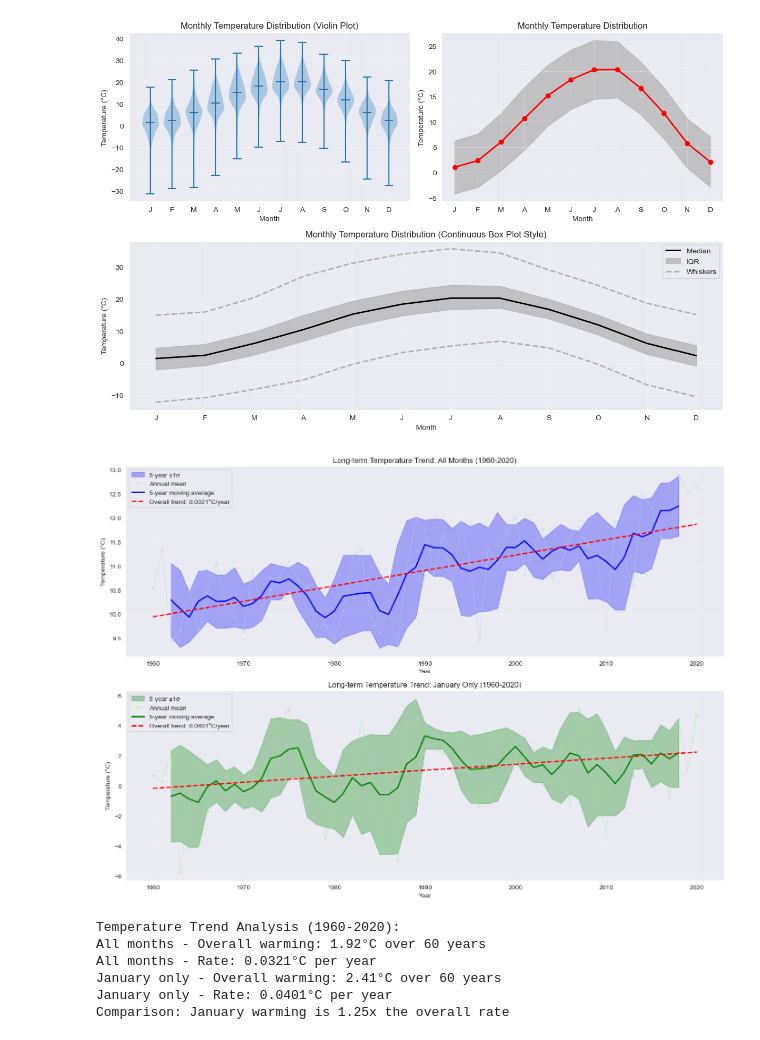
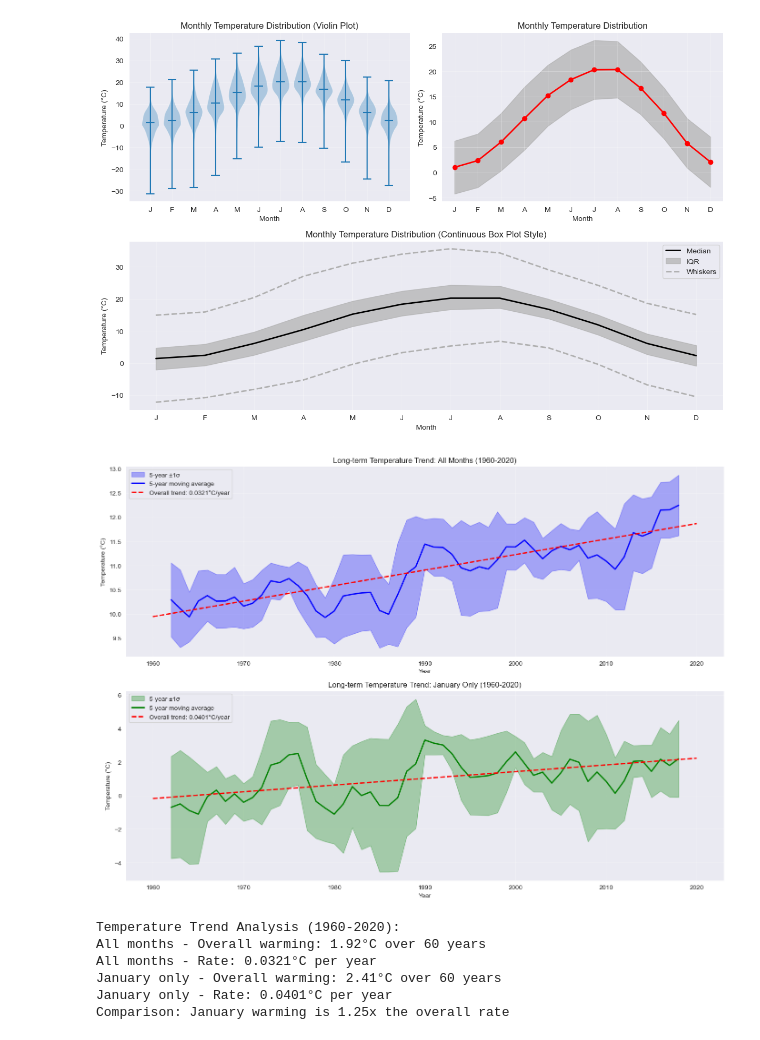
Before and after one commit to mak8427/data_visualization, a Jupyter notebook: problem-sheet-05/Ex_Davide_5_2.ipynb, the cells around one changed output. Saved outputs shown, nothing was run; the diff lists cells and outputs as text; code cells hidden in the pictures.

```diff
--- a/problem-sheet-05/Ex_Davide_5_2.ipynb
+++ b/problem-sheet-05/Ex_Davide_5_2.ipynb
@@ -217,7 +214,7 @@ plt.show()
 # %% [output]
 [figure]
 # %%
-# Exercise 7 - Long-term Temperature Trends (Professor's Section 1.1 & 1.2)
+# Exercise 7 - Long-term Temperature Trends
 
 def binData(dataX, dataY, nBins):
     vMax = np.max(dataX)
@@ -231,11 +228,9 @@ def binData(dataX, dataY, nBins):
     return midpoints, binnedYLists
 
 
-# Alternative approach: Moving window analysis (like professor's time series)
 window_size = 5  # 5-year moving window
 yearly_means_all = filtered_data.groupby('year')['temp'].mean()
 
-# Change to January (month 1)
 january_data = filtered_data[filtered_data['month'] == 1]
 yearly_means_january = january_data.groupby('year')['temp'].mean()
 
@@ -252,12 +247,10 @@ ax1.fill_between(rolling_mean_all.index,
                 rolling_mean_all - rolling_std_all,
                 rolling_mean_all + rolling_std_all,
                 alpha=0.3, color='blue', label=f'{window_size}-year ±1σ')
-ax1.plot(yearly_means_all.index, yearly_means_all, 'o-', alpha=0.3, color='lightblue',
-         markersize=3, label='Annual mean')
+
 ax1.plot(rolling_mean_all.index, rolling_mean_all, 'b-', linewidth=2,
          label=f'{window_size}-year moving average')
 
-# Add overall trend
 z_all = np.polyfit(yearly_means_all.index, yearly_means_all, 1)
 p_all = np.poly1d(z_all)
 ax1.plot(yearly_means_all.index, p_all(yearly_means_all.index), "r--", linewidth=2,
@@ -272,37 +265,35 @@ ax1.grid(True, alpha=0.3)
 # January only
 ax2.fill_between(rolling_mean_january.index,
                 rolling_mean_january - rolling_std_january,
                 rolling_mean_january + rolling_std_january,
                 alpha=0.3, color='green', label=f'{window_size}-year ±1σ')
-ax2.plot(yearly_means_january.index, yearly_means_january, 'o-', alpha=0.3, color='lightgreen',
-         markersize=3, label='Annual mean')
+
 ax2.plot(rolling_mean_january.index, rolling_mean_january, 'g-', linewidth=2,
          label=f'{window_size}-year moving average')
 
-# Add overall trend for January
 z_january_annual = np.polyfit(yearly_means_january.index, yearly_means_january, 1)
 p_january_annual = np.poly1d(z_january_annual)
 ax2.plot(yearly_means_january.index, p_january_annual(yearly_means_january.index), "r--", linewidth=2,
          label=f'Overall trend: {z_january_annual[0]:.4f}°C/year')
 
 ax2.set_xlabel('Year')
 ax2.set_ylabel('Temperature (°C)')
 ax2.set_title('Long-term Temperature Trend: January Only (1960-2020)')
 ax2.legend()
 ax2.grid(True, alpha=0.3)
 
 plt.tight_layout()
 plt.show()
 
 # Print analysis
 print("Temperature Trend Analysis (1960-2020):")
 print(f"All months - Overall warming: {z_all[0] * 60:.2f}°C over 60 years")
 print(f"All months - Rate: {z_all[0]:.4f}°C per year")
 print(f"January only - Overall warming: {z_january_annual[0] * 60:.2f}°C over 60 years")
 print(f"January only - Rate: {z_january_annual[0]:.4f}°C per year")
 print(f"Comparison: January warming is {z_january_annual[0]/z_all[0]:.2f}x the overall rate")
 # %% [output]
-[figure, old version]
+[figure, new version]
 Temperature Trend Analysis (1960-2020):
 All months - Overall warming: 1.92°C over 60 years
 All months - Rate: 0.0321°C per year
```
Also changed, not shown: parts of 2 cells of this notebook.
